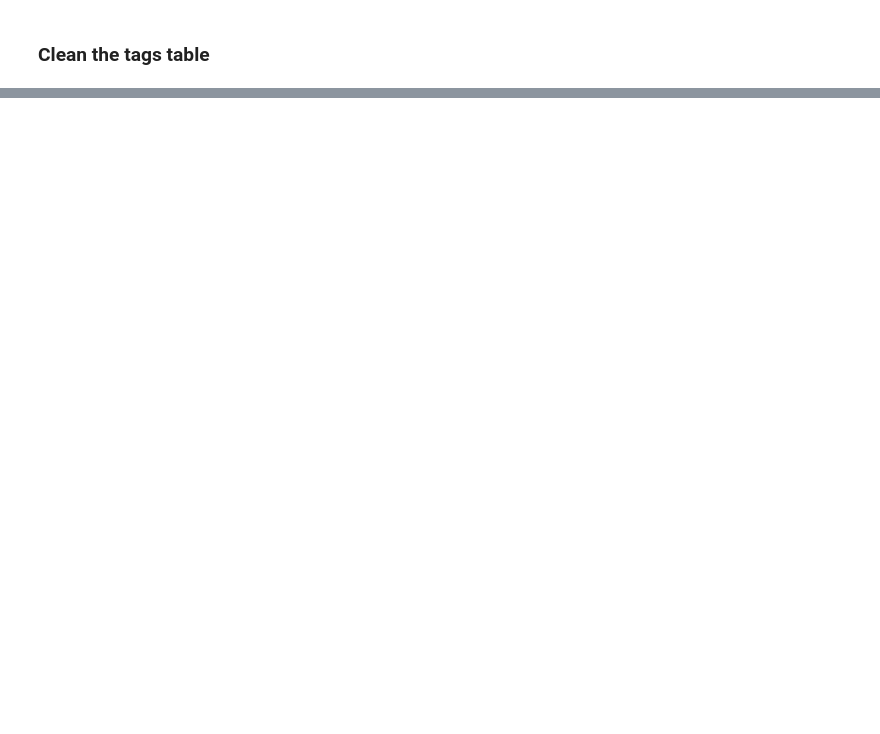
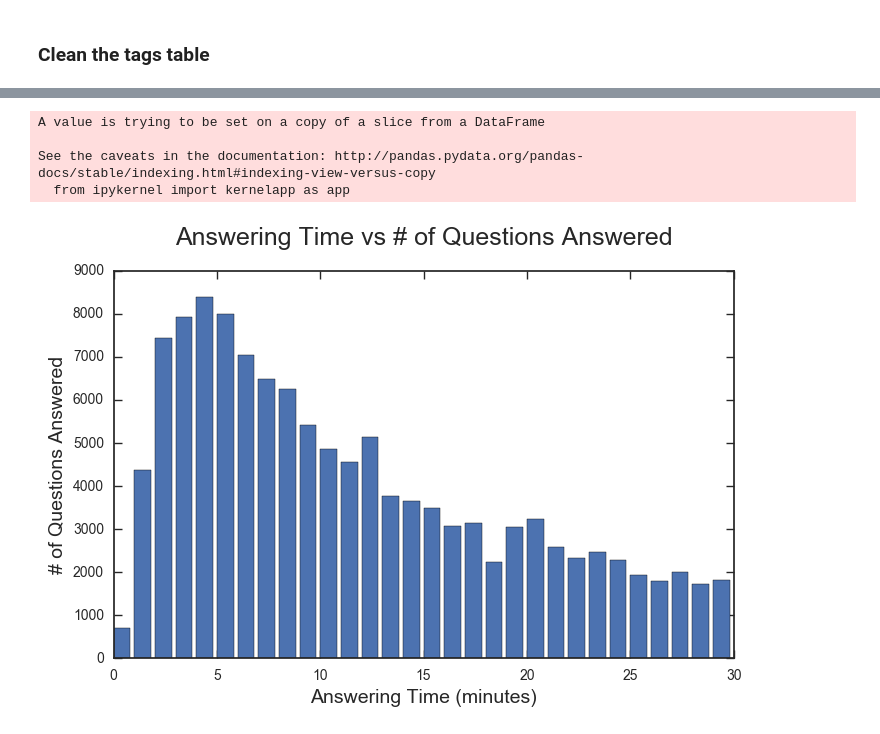
Before and after one commit to plim0793/classifying_stackoverflow_questions, a Jupyter notebook: mcnulty_lim_paul_classification.ipynb, the cells around one changed output, grey strips where cells are left out. Cells and saved outputs as stored; diff of their text form; code cells hidden in the pictures; blank space fills up the shorter version.

```diff
--- a/mcnulty_lim_paul_classification.ipynb
+++ b/mcnulty_lim_paul_classification.ipynb
@@ -177,0 +1013,34 @@ tags_clean.head()
+# %%
+list_minutes = []
+for i in range(1,31):
+    new_obj = 'str_' + str(i)
+    if i < 10:
+        new_min = '00:0' + str(i)
+    else:
+        new_min = '00:' + str(i)
+    new_obj = pd.to_datetime(new_min, format="%H:%M") - pd.to_datetime('00:00', format="%H:%M")
+    list_minutes.append(new_obj)
+# %%
+df_ans_time2 = df_ans_time2.assign(minutes = 0)
+# %%
+for i in range(1, len(list_minutes) + 1):
+    df_ans_time2['minutes'][df_ans_time2['time_ans'] >= list_minutes[i-1]] = i
+# %% [output]
+A value is trying to be set on a copy of a slice from a DataFrame
+
+See the caveats in the documentation: http://pandas.pydata.org/pandas-docs/stable/indexing.html#indexing-view-versus-copy
+  from ipykernel import kernelapp as app
+# %%
+df_sums = df_ans_time2.groupby('minutes').sum().reset_index()
+# %%
+fig, ax = plt.subplots(1,1, figsize=(8,5))
+
+ax.bar(df_sums['minutes'][:-1], df_sums['q_id'][:-1])
+ax.set_title('Answering Time vs # of Questions Answered', fontsize='18')
+ax.set_xlabel('Answering Time (minutes)', fontsize='14')
+ax.set_ylabel('# of Questions Answered', fontsize='14')
+
+ttl_hist = ax.title
+ttl_hist.set_position([.5, 1.05])
+# %% [output]
+[figure, added]
```
Also changed, not shown: parts of 116 cells of this notebook.
